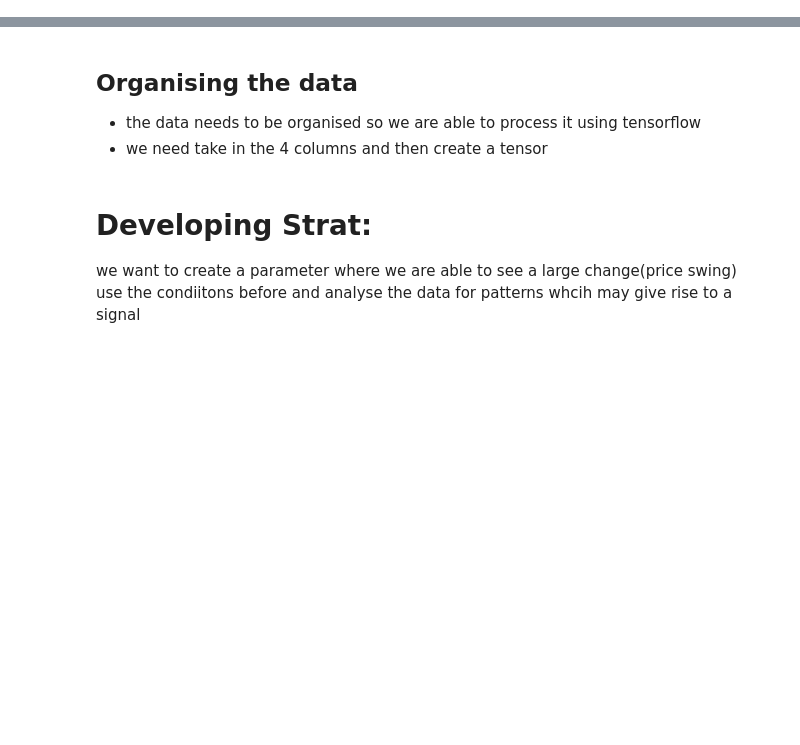
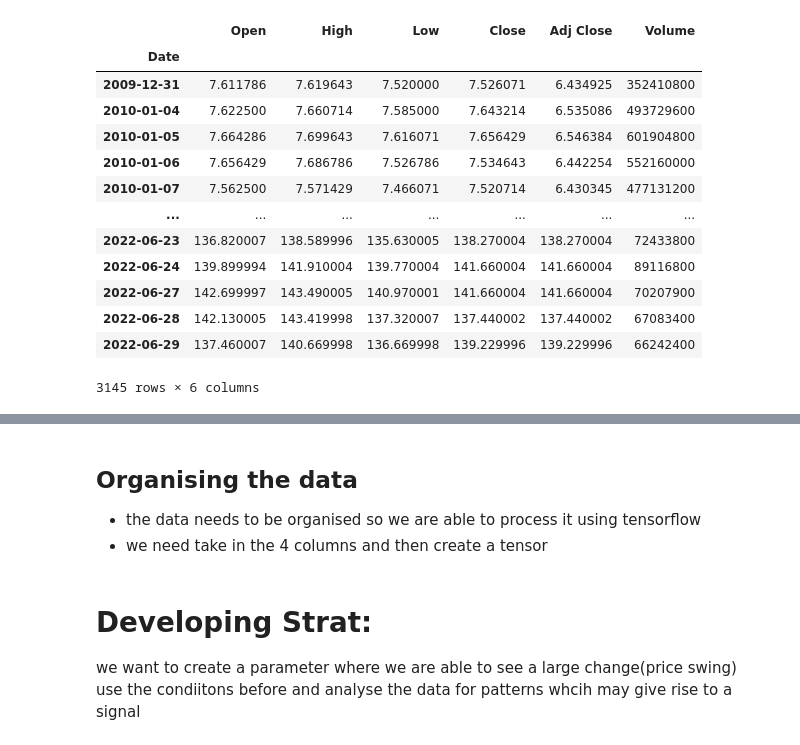
Before and after one commit to Janadhi14/Algo-trading, a Jupyter notebook: PatternsInTickers.ipynb, the cells around one changed output, grey strips where cells are left out. Cells and saved outputs as stored; diff of their text form; code cells hidden in the pictures; blank space fills up the shorter version.

```diff
--- a/PatternsInTickers.ipynb
+++ b/PatternsInTickers.ipynb
@@ -25,3 +25,22 @@ Apple
 | 2022-06-28 | 142.130005 | 143.419998 | 137.320007 | 137.440002 | 137.440002 | 67083400 |
 | 2022-06-29 | 137.460007 | 140.669998 | 136.669998 | 139.229996 | 139.229996 | 66242400 |
 3145 rows × 6 columns
+# %%
+#we want to get just the close and then see if there is a relation with the volume
+Apple.loc[:,"Close"].to_frame()
+Apple
+# %% [output]
+|  | Open | High | Low | Close | Adj Close | Volume |
+| Date |  |  |  |  |  |  |
+| 2009-12-31 | 7.611786 | 7.619643 | 7.520000 | 7.526071 | 6.434925 | 352410800 |
+| 2010-01-04 | 7.622500 | 7.660714 | 7.585000 | 7.643214 | 6.535086 | 493729600 |
+| 2010-01-05 | 7.664286 | 7.699643 | 7.616071 | 7.656429 | 6.546384 | 601904800 |
+| 2010-01-06 | 7.656429 | 7.686786 | 7.526786 | 7.534643 | 6.442254 | 552160000 |
+| 2010-01-07 | 7.562500 | 7.571429 | 7.466071 | 7.520714 | 6.430345 | 477131200 |
+| ... | ... | ... | ... | ... | ... | ... |
+| 2022-06-23 | 136.820007 | 138.589996 | 135.630005 | 138.270004 | 138.270004 | 72433800 |
+| 2022-06-24 | 139.899994 | 141.910004 | 139.770004 | 141.660004 | 141.660004 | 89116800 |
+| 2022-06-27 | 142.699997 | 143.490005 | 140.970001 | 141.660004 | 141.660004 | 70207900 |
+| 2022-06-28 | 142.130005 | 143.419998 | 137.320007 | 137.440002 | 137.440002 | 67083400 |
+| 2022-06-29 | 137.460007 | 140.669998 | 136.669998 | 139.229996 | 139.229996 | 66242400 |
+3145 rows × 6 columns
```
Also changed, not shown: parts of 10 cells of this notebook, 2 other files.
